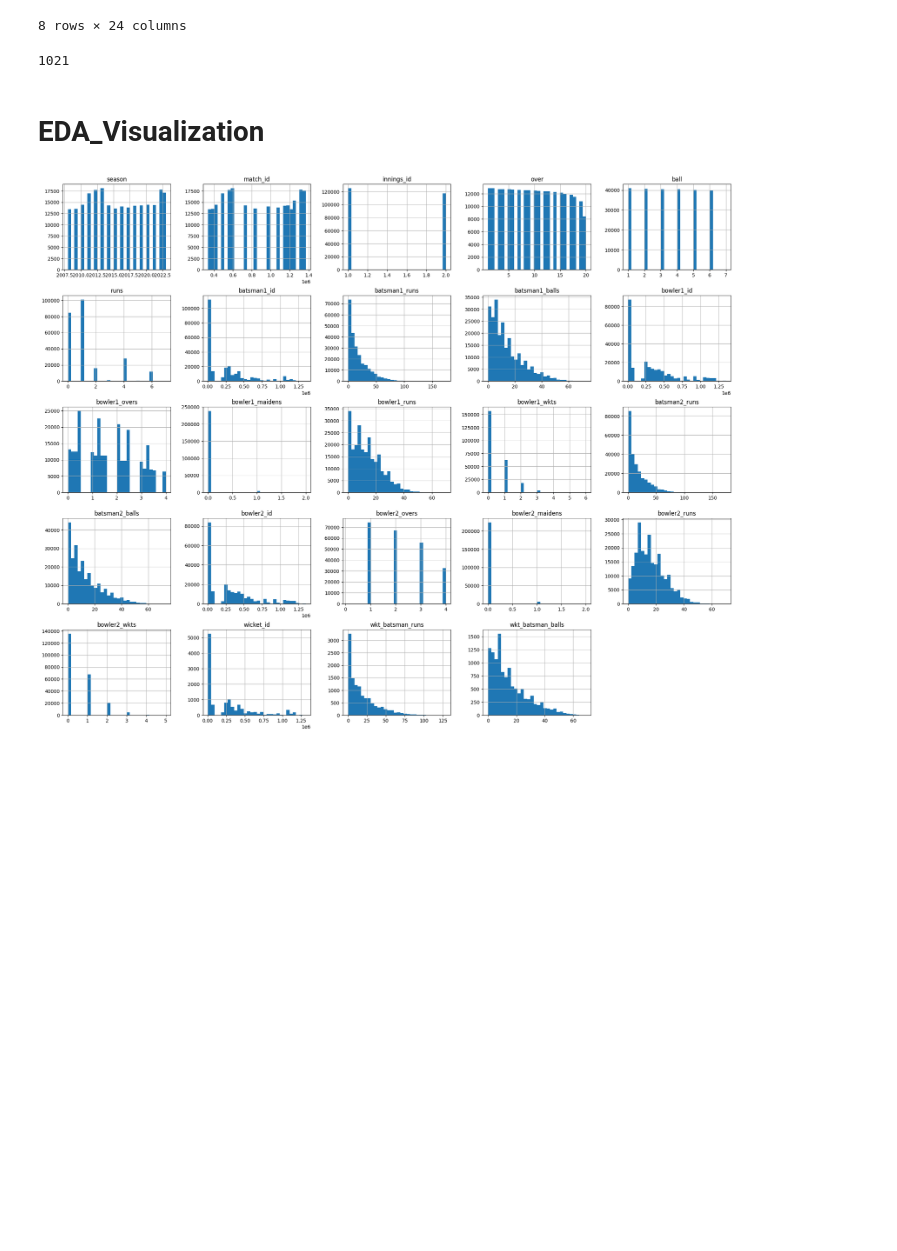
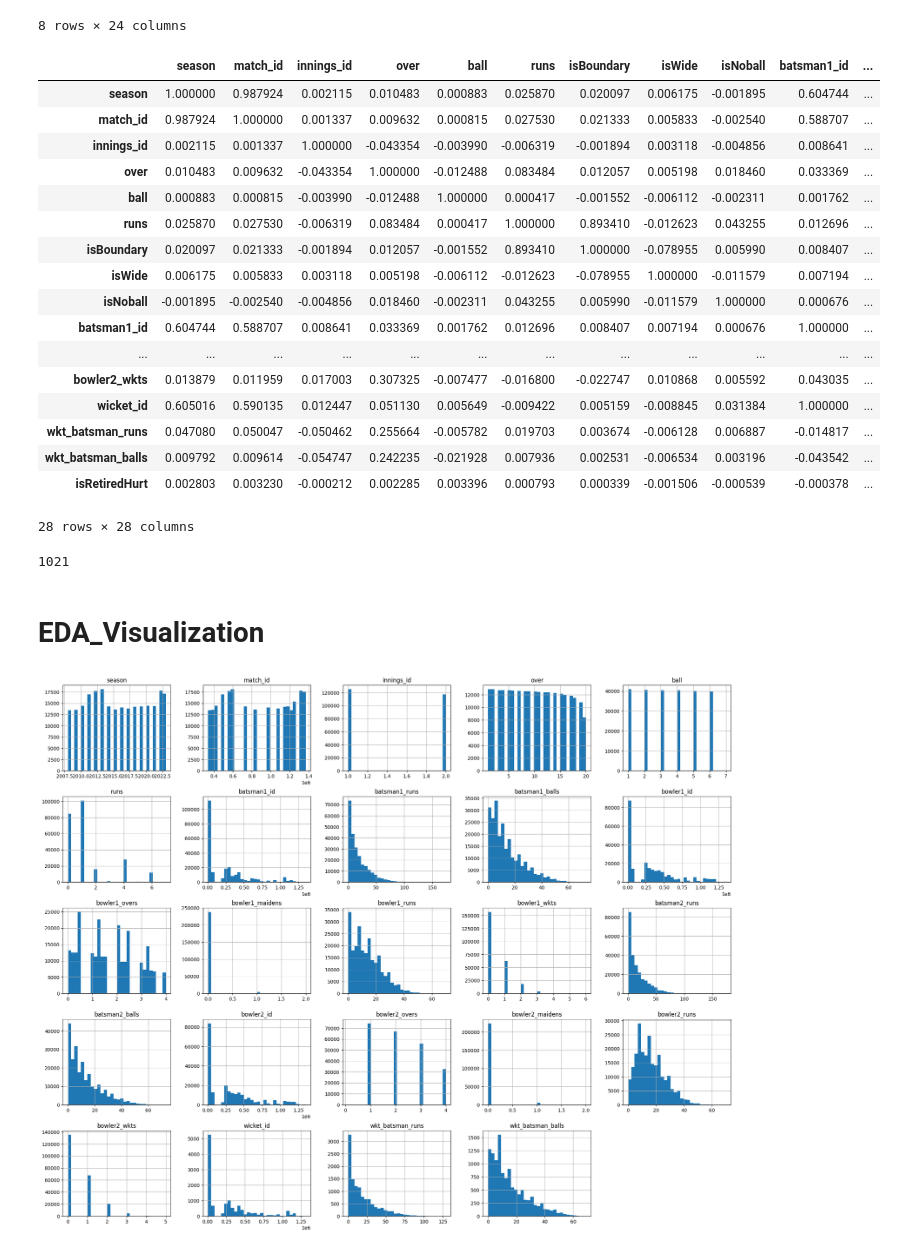
Before and after one commit to amalsalilan/IPL_Infographics_Data_Analytics_-_Data_Visualization_Infosys_Internship_Oct2024, a Jupyter notebook: final_notebook.ipynb, the cells around one changed output. Saved outputs shown, nothing was run; the diff lists cells and outputs as text; code cells hidden in the pictures; blank space fills up the shorter version.

```diff
--- a/final_notebook.ipynb
+++ b/final_notebook.ipynb
@@ -77,6 +84,27 @@ df.describe()
 | 75% | 2020.000000 | 1.216506e+06 | 2.000000 | 15.000000 | 5.000000 | 1.000000 | 3.791430e+05 | 27.000000 | 20.000000 | ... |
 | max | 2023.000000 | 1.370353e+06 | 2.000000 | 20.000000 | 7.000000 | 7.000000 | 1.349361e+06 | 174.000000 | 73.000000 | ... |
 8 rows × 24 columns
+# %%
+df.corr(numeric_only=True)
+# %% [output]
+|  | season | match_id | innings_id | over | ball | runs | isBoundary | isWide | isNoball | batsman1_id | ... |
+| season | 1.000000 | 0.987924 | 0.002115 | 0.010483 | 0.000883 | 0.025870 | 0.020097 | 0.006175 | -0.001895 | 0.604744 | ... |
+| match_id | 0.987924 | 1.000000 | 0.001337 | 0.009632 | 0.000815 | 0.027530 | 0.021333 | 0.005833 | -0.002540 | 0.588707 | ... |
+| innings_id | 0.002115 | 0.001337 | 1.000000 | -0.043354 | -0.003990 | -0.006319 | -0.001894 | 0.003118 | -0.004856 | 0.008641 | ... |
+| over | 0.010483 | 0.009632 | -0.043354 | 1.000000 | -0.012488 | 0.083484 | 0.012057 | 0.005198 | 0.018460 | 0.033369 | ... |
+| ball | 0.000883 | 0.000815 | -0.003990 | -0.012488 | 1.000000 | 0.000417 | -0.001552 | -0.006112 | -0.002311 | 0.001762 | ... |
+| runs | 0.025870 | 0.027530 | -0.006319 | 0.083484 | 0.000417 | 1.000000 | 0.893410 | -0.012623 | 0.043255 | 0.012696 | ... |
+| isBoundary | 0.020097 | 0.021333 | -0.001894 | 0.012057 | -0.001552 | 0.893410 | 1.000000 | -0.078955 | 0.005990 | 0.008407 | ... |
+| isWide | 0.006175 | 0.005833 | 0.003118 | 0.005198 | -0.006112 | -0.012623 | -0.078955 | 1.000000 | -0.011579 | 0.007194 | ... |
+| isNoball | -0.001895 | -0.002540 | -0.004856 | 0.018460 | -0.002311 | 0.043255 | 0.005990 | -0.011579 | 1.000000 | 0.000676 | ... |
+| batsman1_id | 0.604744 | 0.588707 | 0.008641 | 0.033369 | 0.001762 | 0.012696 | 0.008407 | 0.007194 | 0.000676 | 1.000000 | ... |
+| ... | ... | ... | ... | ... | ... | ... | ... | ... | ... | ... | ... |
+| bowler2_wkts | 0.013879 | 0.011959 | 0.017003 | 0.307325 | -0.007477 | -0.016800 | -0.022747 | 0.010868 | 0.005592 | 0.043035 | ... |
+| wicket_id | 0.605016 | 0.590135 | 0.012447 | 0.051130 | 0.005649 | -0.009422 | 0.005159 | -0.008845 | 0.031384 | 1.000000 | ... |
+| wkt_batsman_runs | 0.047080 | 0.050047 | -0.050462 | 0.255664 | -0.005782 | 0.019703 | 0.003674 | -0.006128 | 0.006887 | -0.014817 | ... |
+| wkt_batsman_balls | 0.009792 | 0.009614 | -0.054747 | 0.242235 | -0.021928 | 0.007936 | 0.002531 | -0.006534 | 0.003196 | -0.043542 | ... |
+| isRetiredHurt | 0.002803 | 0.003230 | -0.000212 | 0.002285 | 0.003396 | 0.000793 | 0.000339 | -0.001506 | -0.000539 | -0.000378 | ... |
+28 rows × 28 columns
 # %%
 df.groupby(['season'])['match_id'].nunique().sum()
 # %% [output]
```
Also changed, not shown: parts of 22 cells of this notebook.
